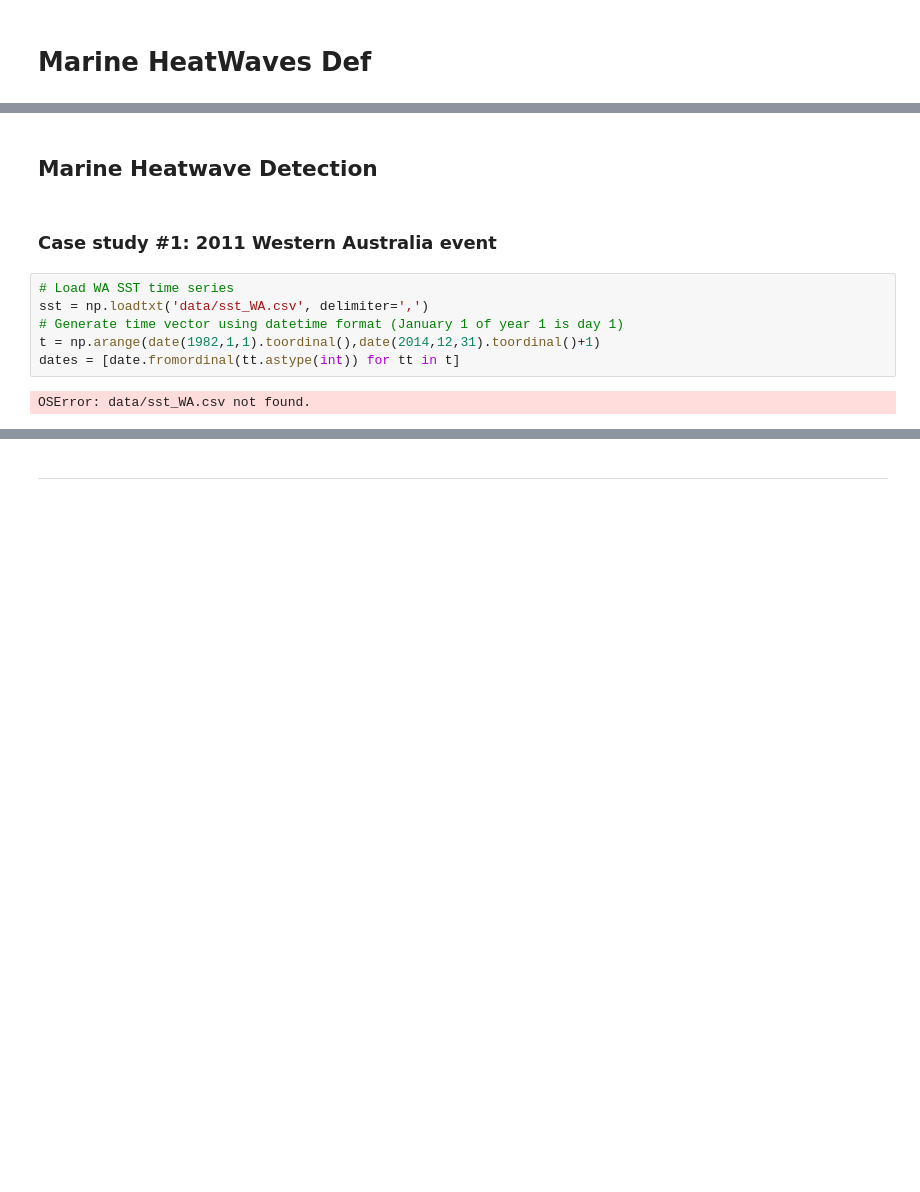
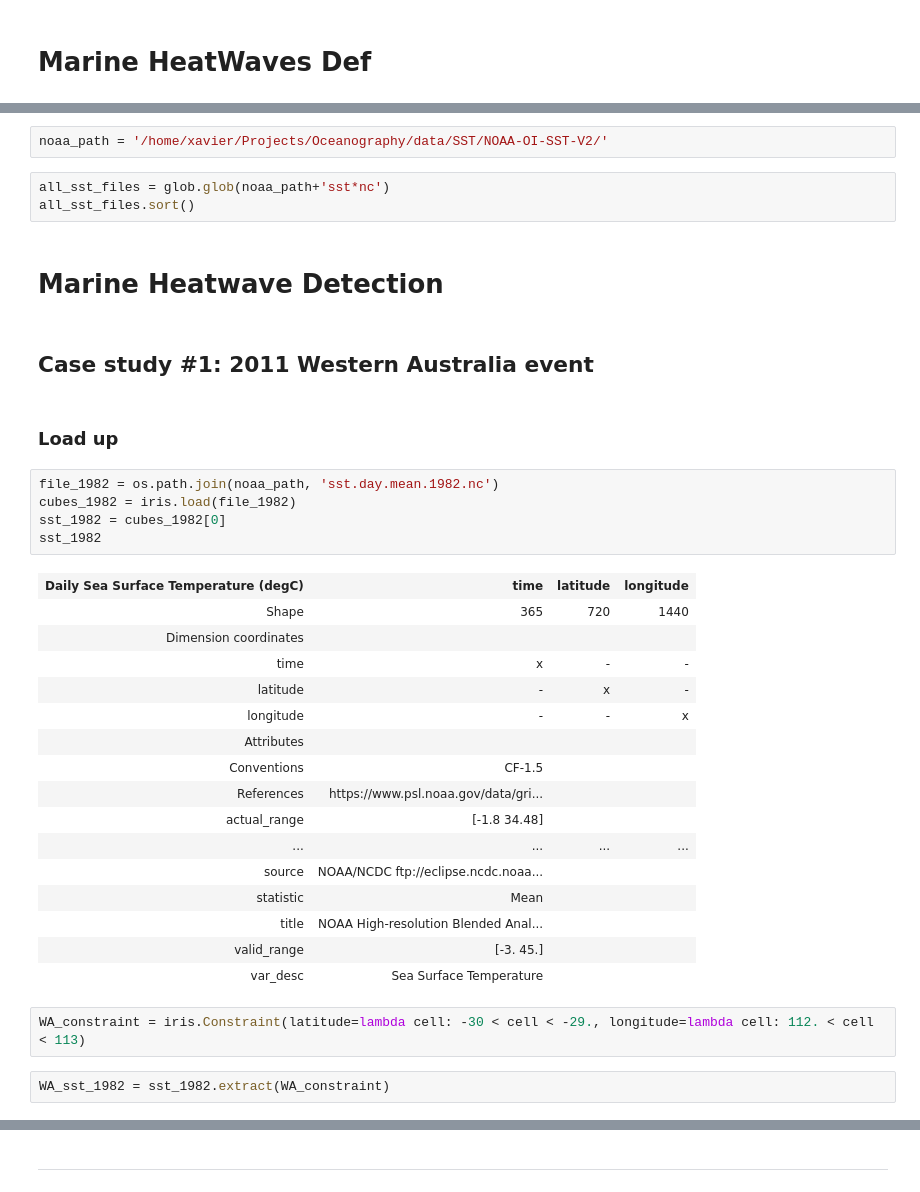
Before and after one commit to profxj/mhw_analysis, a Jupyter notebook: doc/nb/marineHeatWaves.ipynb, the cells around one changed output, grey strips where cells are left out. Cells and saved outputs as stored; diff of their text form; blank space fills up the shorter version.

```diff
--- a/doc/nb/marineHeatWaves.ipynb
+++ b/doc/nb/marineHeatWaves.ipynb
@@ -16,12 +24,37 @@ from netCDF4 import Dataset
+# %%
+noaa_path = '/home/xavier/Projects/Oceanography/data/SST/NOAA-OI-SST-V2/'
+# %%
+all_sst_files = glob.glob(noaa_path+'sst*nc')
+all_sst_files.sort()
 # %% [markdown]
-## Marine Heatwave Detection
+# Marine Heatwave Detection
 # %% [markdown]
-### Case study #1: 2011 Western Australia event
+## Case study #1: 2011 Western Australia event
-# %%
-# Load WA SST time series
-sst = np.loadtxt('data/sst_WA.csv', delimiter=',')
-# Generate time vector using datetime format (January 1 of year 1 is day 1)
-t = np.arange(date(1982,1,1).toordinal(),date(2014,12,31).toordinal()+1)
-dates = [date.fromordinal(tt.astype(int)) for tt in t]
-# %% [output]
-OSError: data/sst_WA.csv not found.
+# %% [markdown]
+### Load up
+# %%
+file_1982 = os.path.join(noaa_path, 'sst.day.mean.1982.nc')
+cubes_1982 = iris.load(file_1982)
+sst_1982 = cubes_1982[0]
+sst_1982
+# %% [output]
+| Daily Sea Surface Temperature (degC) | time | latitude | longitude |
+| Shape | 365 | 720 | 1440 |
+| Dimension coordinates |  |  |  |
+| time | x | - | - |
+| latitude | - | x | - |
+| longitude | - | - | x |
+| Attributes |  |  |  |
+| Conventions | CF-1.5 |  |  |
+| References | https://www.psl.noaa.gov/data/gri... |  |  |
+| actual_range | [-1.8 34.48] |  |  |
+| ... | ... | ... | ... |
+| source | NOAA/NCDC ftp://eclipse.ncdc.noaa... |  |  |
+| statistic | Mean |  |  |
+| title | NOAA High-resolution Blended Anal... |  |  |
+| valid_range | [-3. 45.] |  |  |
+| var_desc | Sea Surface Temperature |  |  |
+# %%
+WA_constraint = iris.Constraint(latitude=lambda cell: -30 < cell < -29., longitude=lambda cell: 112. < cell < 113)
+# %%
+WA_sst_1982 = sst_1982.extract(WA_constraint)
```
Also changed, not shown: parts of 38 cells of this notebook, 1 other file.
